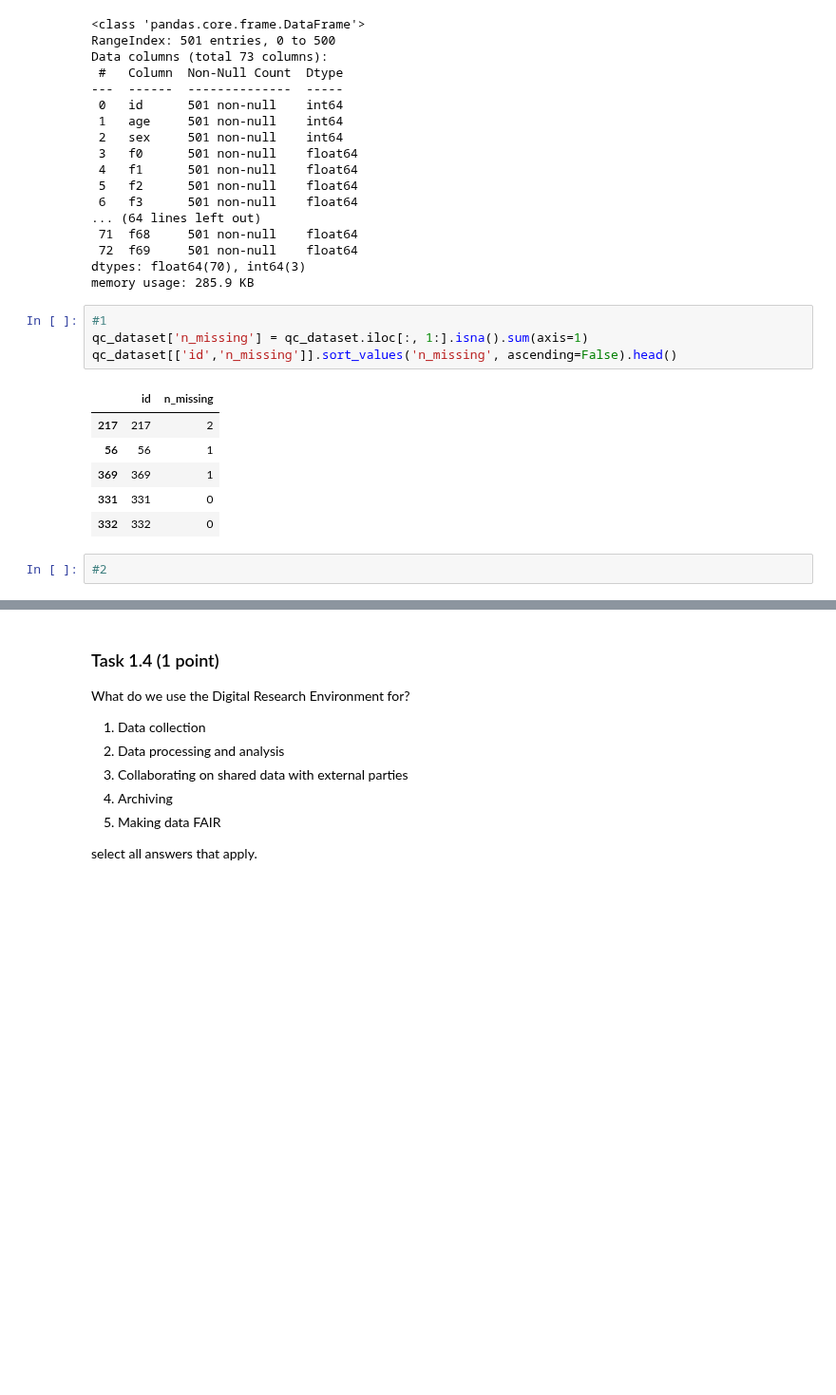
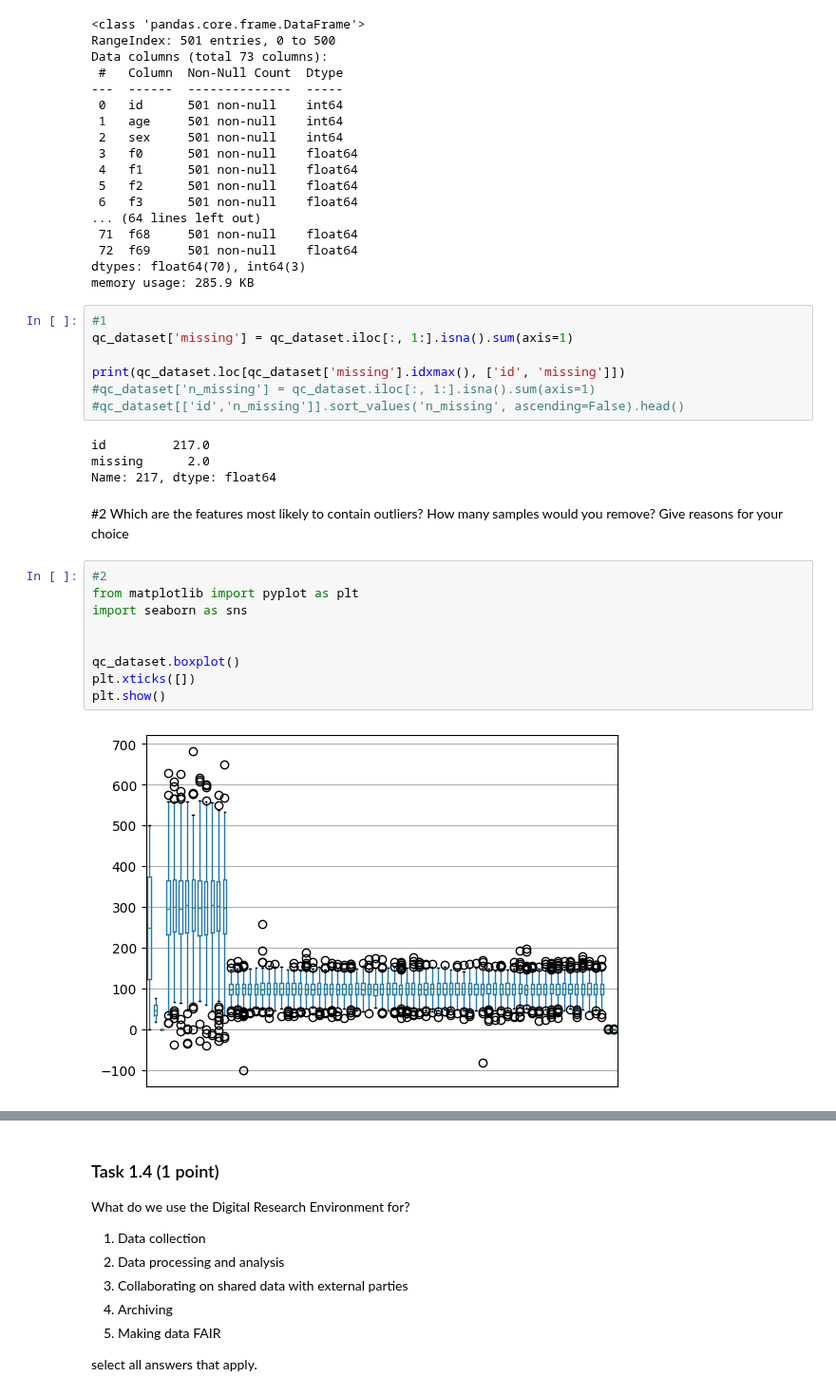
Before and after one commit to SietseHornstra/BigDataCourse, a Jupyter notebook: Exam/Assignment1/Assignment1.ipynb, the cells around one changed output, grey strips where cells are left out. Shown at 95% size. Cells and saved outputs as stored; diff of their text form; blank space fills up the shorter version.

```diff
--- a/Exam/Assignment1/Assignment1.ipynb
+++ b/Exam/Assignment1/Assignment1.ipynb
@@ -132,14 +132,25 @@ dtypes: float64(70), int64(3)
 memory usage: 285.9 KB
 # %%
 #1
-qc_dataset['n_missing'] = qc_dataset.iloc[:, 1:].isna().sum(axis=1)
-qc_dataset[['id','n_missing']].sort_values('n_missing', ascending=False).head()
+qc_dataset['missing'] = qc_dataset.iloc[:, 1:].isna().sum(axis=1)
+
+print(qc_dataset.loc[qc_dataset['missing'].idxmax(), ['id', 'missing']])
+#qc_dataset['n_missing'] = qc_dataset.iloc[:, 1:].isna().sum(axis=1)
+#qc_dataset[['id','n_missing']].sort_values('n_missing', ascending=False).head()
 # %% [output]
-|  | id | n_missing |
-| 217 | 217 | 2 |
-| 56 | 56 | 1 |
-| 369 | 369 | 1 |
-| 331 | 331 | 0 |
-| 332 | 332 | 0 |
+id         217.0
+missing      2.0
+Name: 217, dtype: float64
-# %%
-#2
+# %% [markdown]
+#2 Which are the features most likely to contain outliers? How many samples would you remove? Give reasons for your choice
+# %%
+#2
+from matplotlib import pyplot as plt
+import seaborn as sns
+
+
+qc_dataset.boxplot()
+plt.xticks([])
+plt.show()
+# %% [output]
+[figure, added]
```
Also changed, not shown: parts of 14 cells of this notebook, 1 other file.
